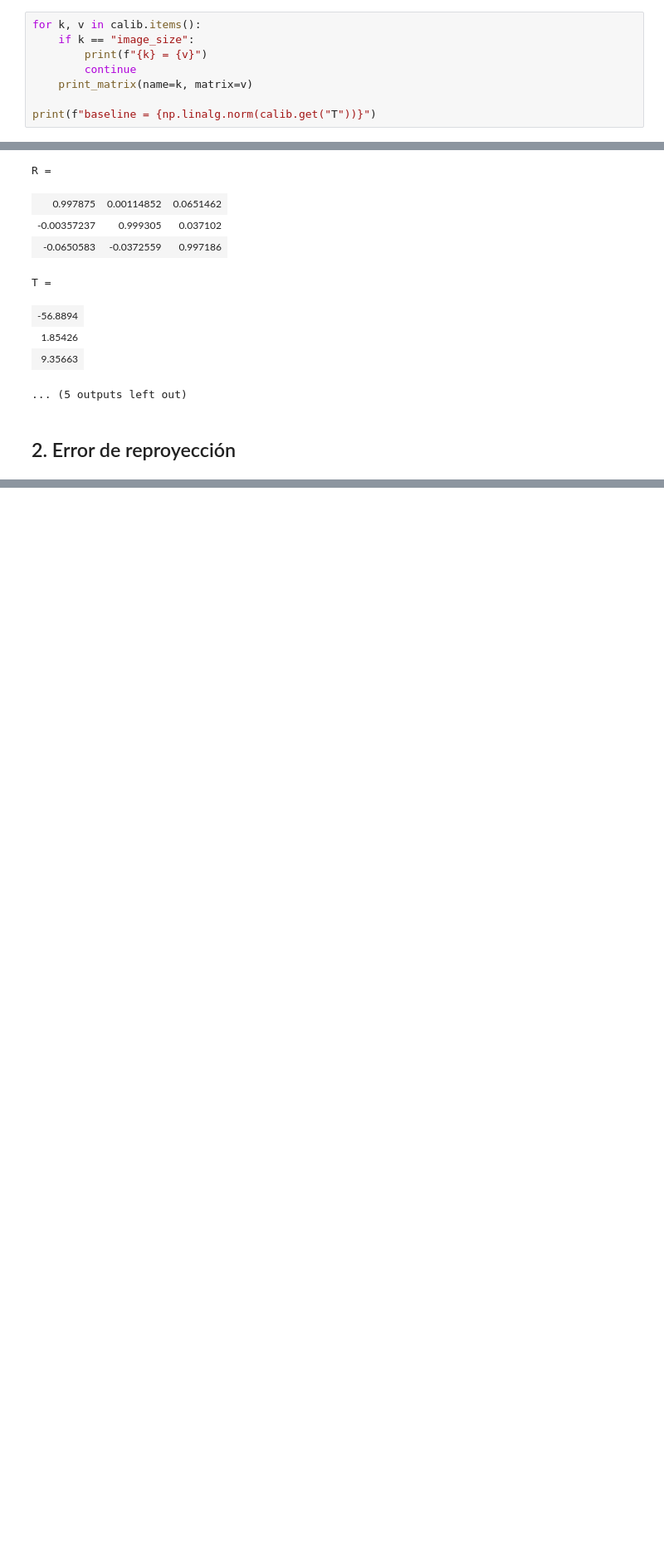
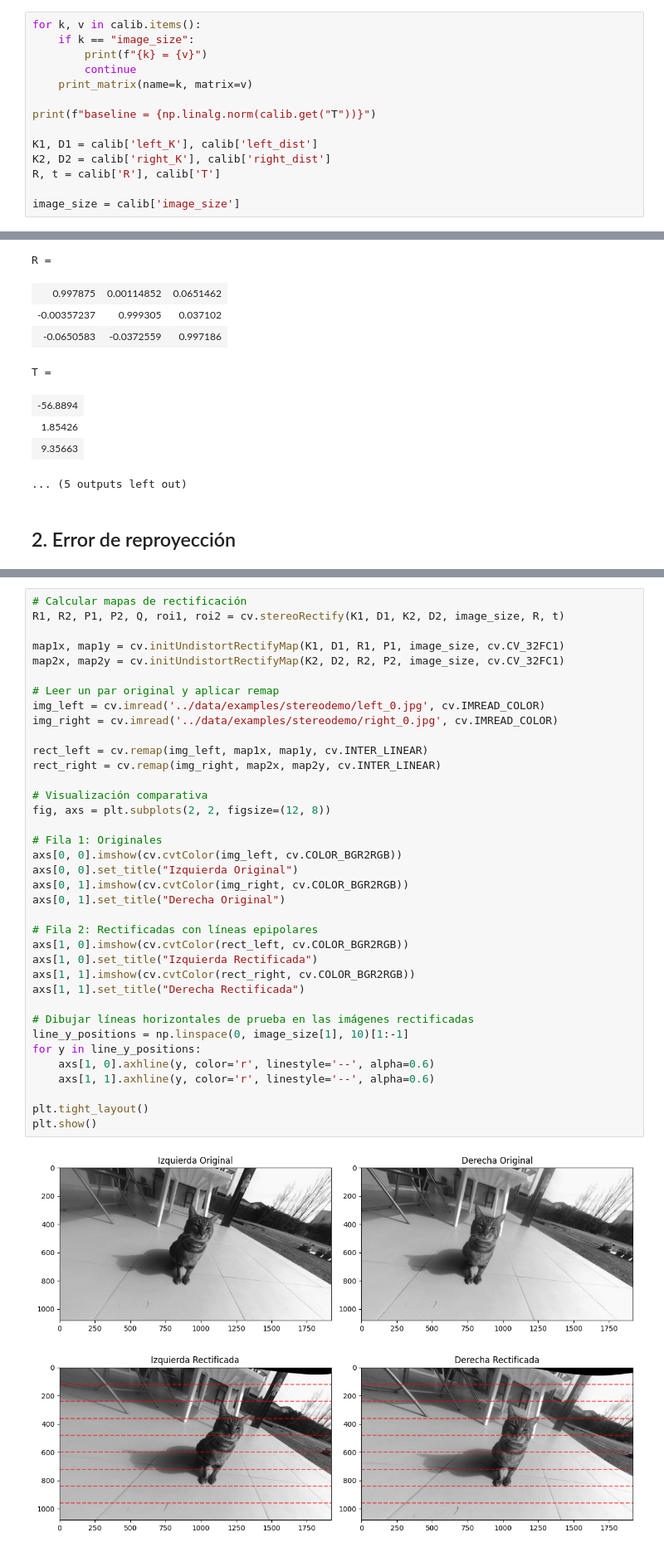
Before and after one commit to catahirsch/Vision-Artificial-TP2, a Jupyter notebook: notebooks/01_calibration.ipynb, the cells around one changed output, grey strips where cells are left out. Shown at 83% size. Drawn from its saved outputs; the diff is of its cells as text; blank space fills up the shorter version.

```diff
--- a/notebooks/01_calibration.ipynb
+++ b/notebooks/01_calibration.ipynb
@@ -75,6 +78,12 @@ for k, v in calib.items():
     print_matrix(name=k, matrix=v)
 
 print(f"baseline = {np.linalg.norm(calib.get("T"))}")
+
+K1, D1 = calib['left_K'], calib['left_dist']
+K2, D2 = calib['right_K'], calib['right_dist']
+R, t = calib['R'], calib['T']
+
+image_size = calib['image_size']
 # %% [output]
 left_K =
 | 587.482 | 0 | 990.671 |
@@ -101,0 +166,39 @@ T =
+# %%
+# Calcular mapas de rectificación
+R1, R2, P1, P2, Q, roi1, roi2 = cv.stereoRectify(K1, D1, K2, D2, image_size, R, t)
+
+map1x, map1y = cv.initUndistortRectifyMap(K1, D1, R1, P1, image_size, cv.CV_32FC1)
+map2x, map2y = cv.initUndistortRectifyMap(K2, D2, R2, P2, image_size, cv.CV_32FC1)
+
+# Leer un par original y aplicar remap
+img_left = cv.imread('../data/examples/stereodemo/left_0.jpg', cv.IMREAD_COLOR)
+img_right = cv.imread('../data/examples/stereodemo/right_0.jpg', cv.IMREAD_COLOR)
+
+rect_left = cv.remap(img_left, map1x, map1y, cv.INTER_LINEAR)
+rect_right = cv.remap(img_right, map2x, map2y, cv.INTER_LINEAR)
+
+# Visualización comparativa
+fig, axs = plt.subplots(2, 2, figsize=(12, 8))
+
+# Fila 1: Originales
+axs[0, 0].imshow(cv.cvtColor(img_left, cv.COLOR_BGR2RGB))
+axs[0, 0].set_title("Izquierda Original")
+axs[0, 1].imshow(cv.cvtColor(img_right, cv.COLOR_BGR2RGB))
+axs[0, 1].set_title("Derecha Original")
+
+# Fila 2: Rectificadas con líneas epipolares
+axs[1, 0].imshow(cv.cvtColor(rect_left, cv.COLOR_BGR2RGB))
+axs[1, 0].set_title("Izquierda Rectificada")
+axs[1, 1].imshow(cv.cvtColor(rect_right, cv.COLOR_BGR2RGB))
+axs[1, 1].set_title("Derecha Rectificada")
+
+# Dibujar líneas horizontales de prueba en las imágenes rectificadas
+line_y_positions = np.linspace(0, image_size[1], 10)[1:-1]
+for y in line_y_positions:
+    axs[1, 0].axhline(y, color='r', linestyle='--', alpha=0.6)
+    axs[1, 1].axhline(y, color='r', linestyle='--', alpha=0.6)
+
+plt.tight_layout()
+plt.show()
+# %% [output]
+[figure, added]
```
Also changed, not shown: parts of 3 cells of this notebook, 2 other files.
